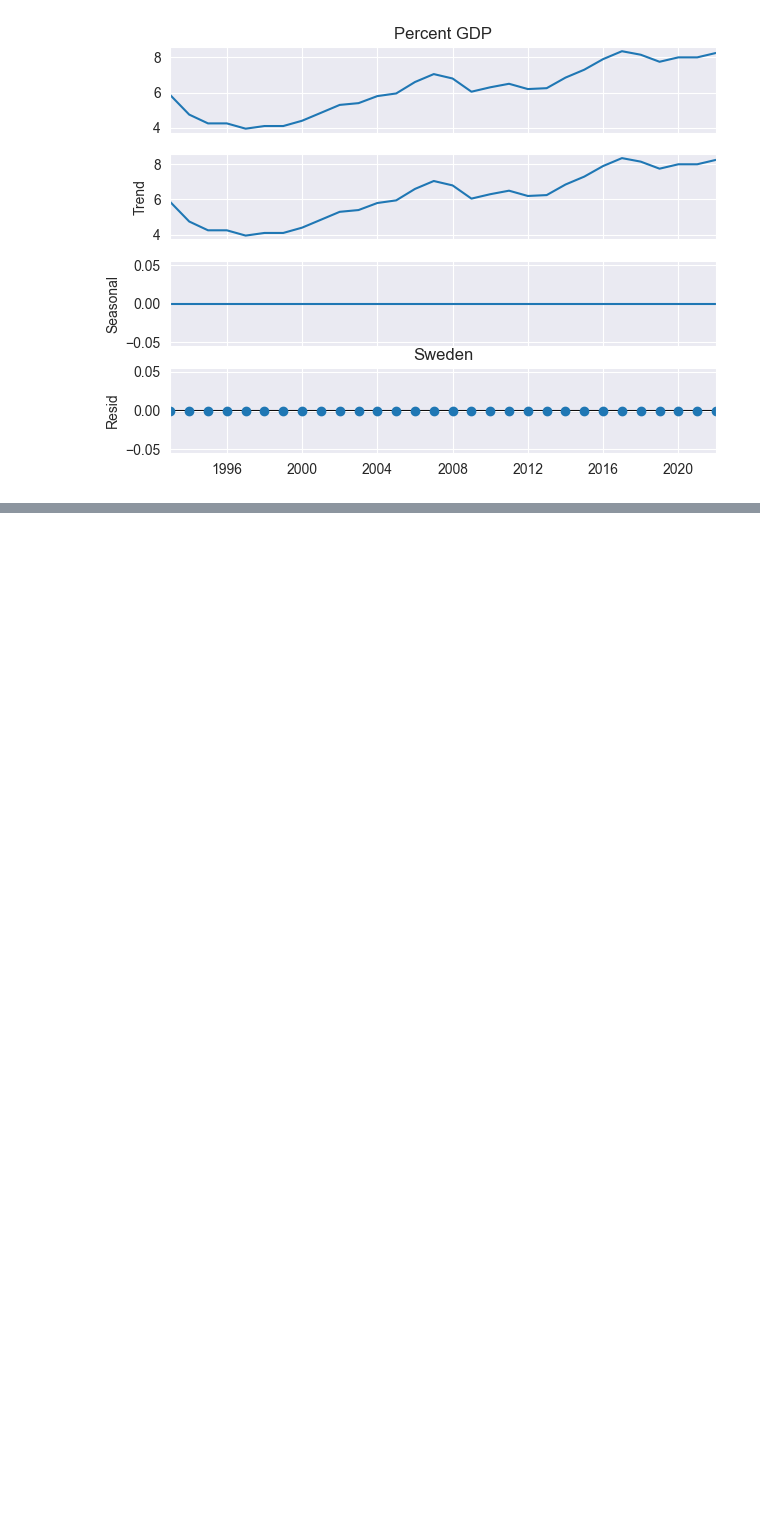
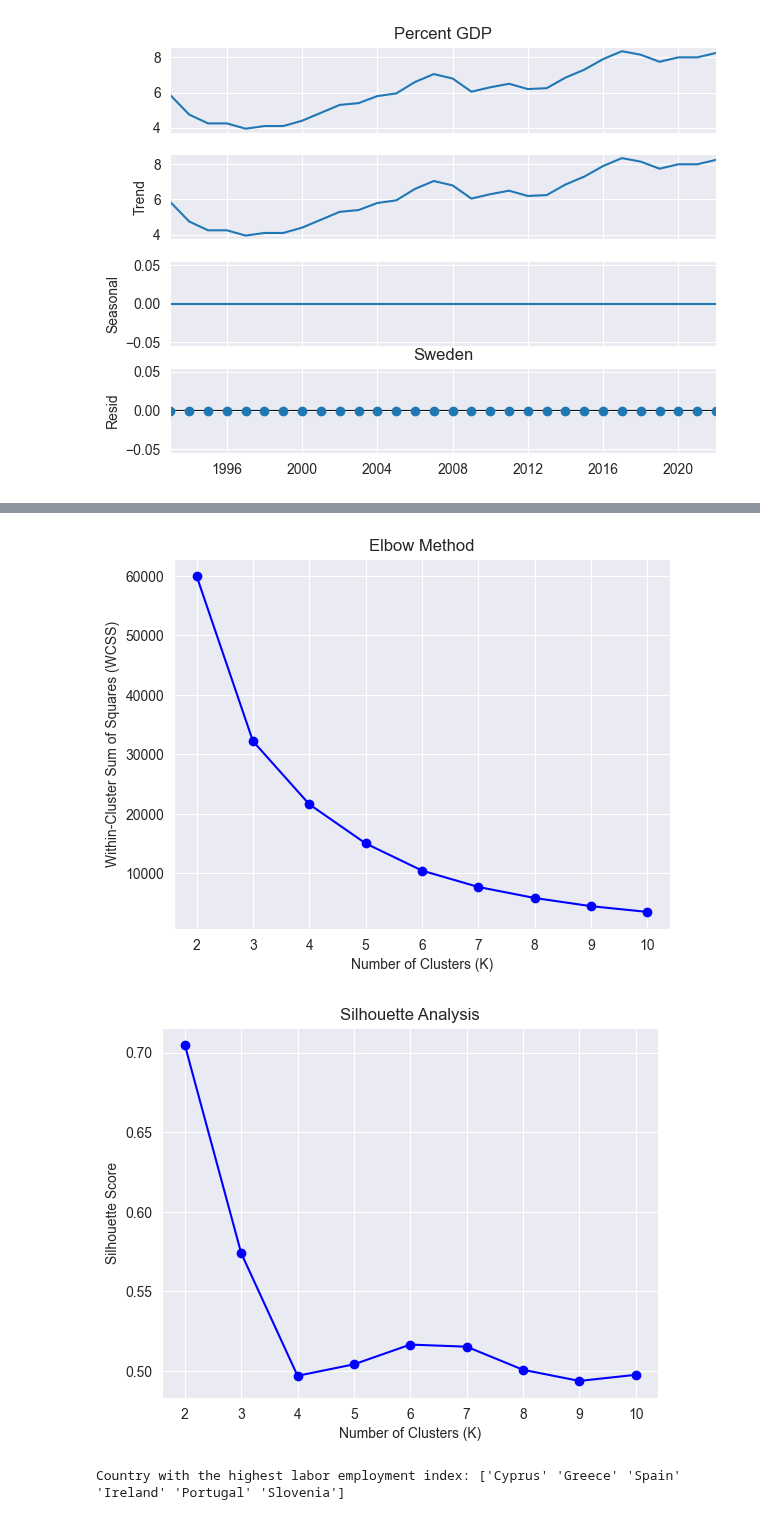
Before and after one commit to sbs23066/CA2---Irish-Construction-Project, a Jupyter notebook: ml.ipynb, the cells around one changed output, grey strips where cells are left out. Cells and saved outputs as stored; diff of their text form; code cells hidden in the pictures; blank space fills up the shorter version.

```diff
--- a/ml.ipynb
+++ b/ml.ipynb
@@ -219,0 +432,64 @@ for country in countries:
+# %%
+# Remove rows with missing values
+labor_input = labor_input.dropna()
+# Select the columns of interest
+labor_input = labor_input[['Total Labor Employment Index', 'Country']]
+
+# Convert 'Country' column to numerical values using one-hot encoding
+labor_input_encoded = pd.get_dummies(labor_input, columns=['Country'])
+
+# Perform the elbow method to determine the optimal number of clusters
+wcss = []
+k_values = range(2, 11)  # Try different values of K
+for k in k_values:
+    kmeans = KMeans(n_clusters=k, random_state=42)
+    kmeans.fit(labor_input_encoded)
+    wcss.append(kmeans.inertia_)  # Inertia represents the WCSS
+
+# Plot the elbow curve
+plt.plot(k_values, wcss, 'bo-')
+plt.xlabel('Number of Clusters (K)')
+plt.ylabel('Within-Cluster Sum of Squares (WCSS)')
+plt.title('Elbow Method')
+plt.show()
+
+# Perform silhouette analysis to determine the optimal number of clusters
+silhouette_scores = []
+for k in k_values:
+    kmeans = KMeans(n_clusters=k, random_state=42)
+    cluster_labels = kmeans.fit_predict(labor_input_encoded)
+    silhouette_avg = silhouette_score(labor_input_encoded, cluster_labels)
+    silhouette_scores.append(silhouette_avg)
+
+# Plot the silhouette scores
+plt.plot(k_values, silhouette_scores, 'bo-')
+plt.xlabel('Number of Clusters (K)')
+plt.ylabel('Silhouette Score')
+plt.title('Silhouette Analysis')
+plt.show()
+
+# Determine the optimal number of clusters based on the analysis (elbow or silhouette)
+optimal_k = 4  # Set the optimal number of clusters based on the analysis
+
+# Perform KMeans clustering with the optimal number of clusters
+kmeans = KMeans(n_clusters=optimal_k, random_state=42)
+cluster_labels = kmeans.fit_predict(labor_input_encoded)
+
+# Add the cluster labels to the DataFrame
+labor_input['Cluster'] = cluster_labels
+
+# Group the data by cluster and calculate the average labor employment index
+average_labor_index = labor_input.groupby('Cluster')['Total Labor Employment Index'].mean()
+
+# Find the cluster with the highest average labor employment index
+highest_labor_cluster = average_labor_index.idxmax()
+
+# Find the country associated with the highest labor employment index
+country_with_highest_labor = labor_input[labor_input['Cluster'] == highest_labor_cluster]['Country'].unique()
+
+# Print the result
+print('Country with the highest labor employment index:', country_with_highest_labor)
+# %% [output]
+[figure, added]
+[figure, added]
+Country with the highest labor employment index: ['Cyprus' 'Greece' 'Spain' 'Ireland' 'Portugal' 'Slovenia']
```
Also changed, not shown: parts of 15 cells of this notebook, 3 other files.
